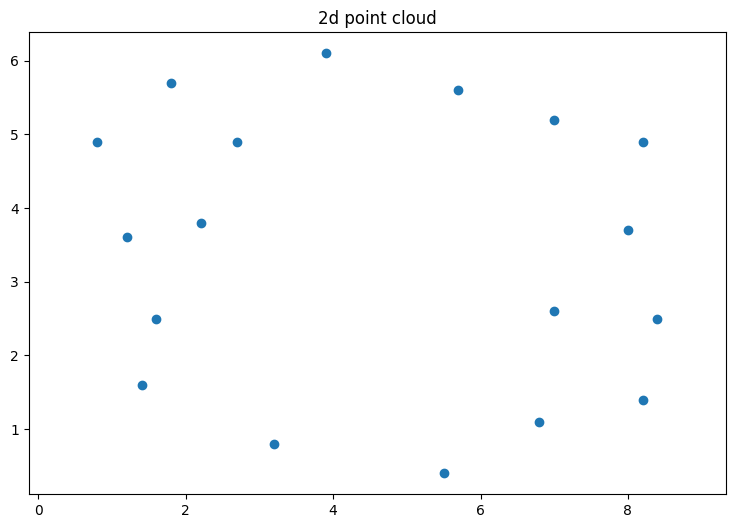
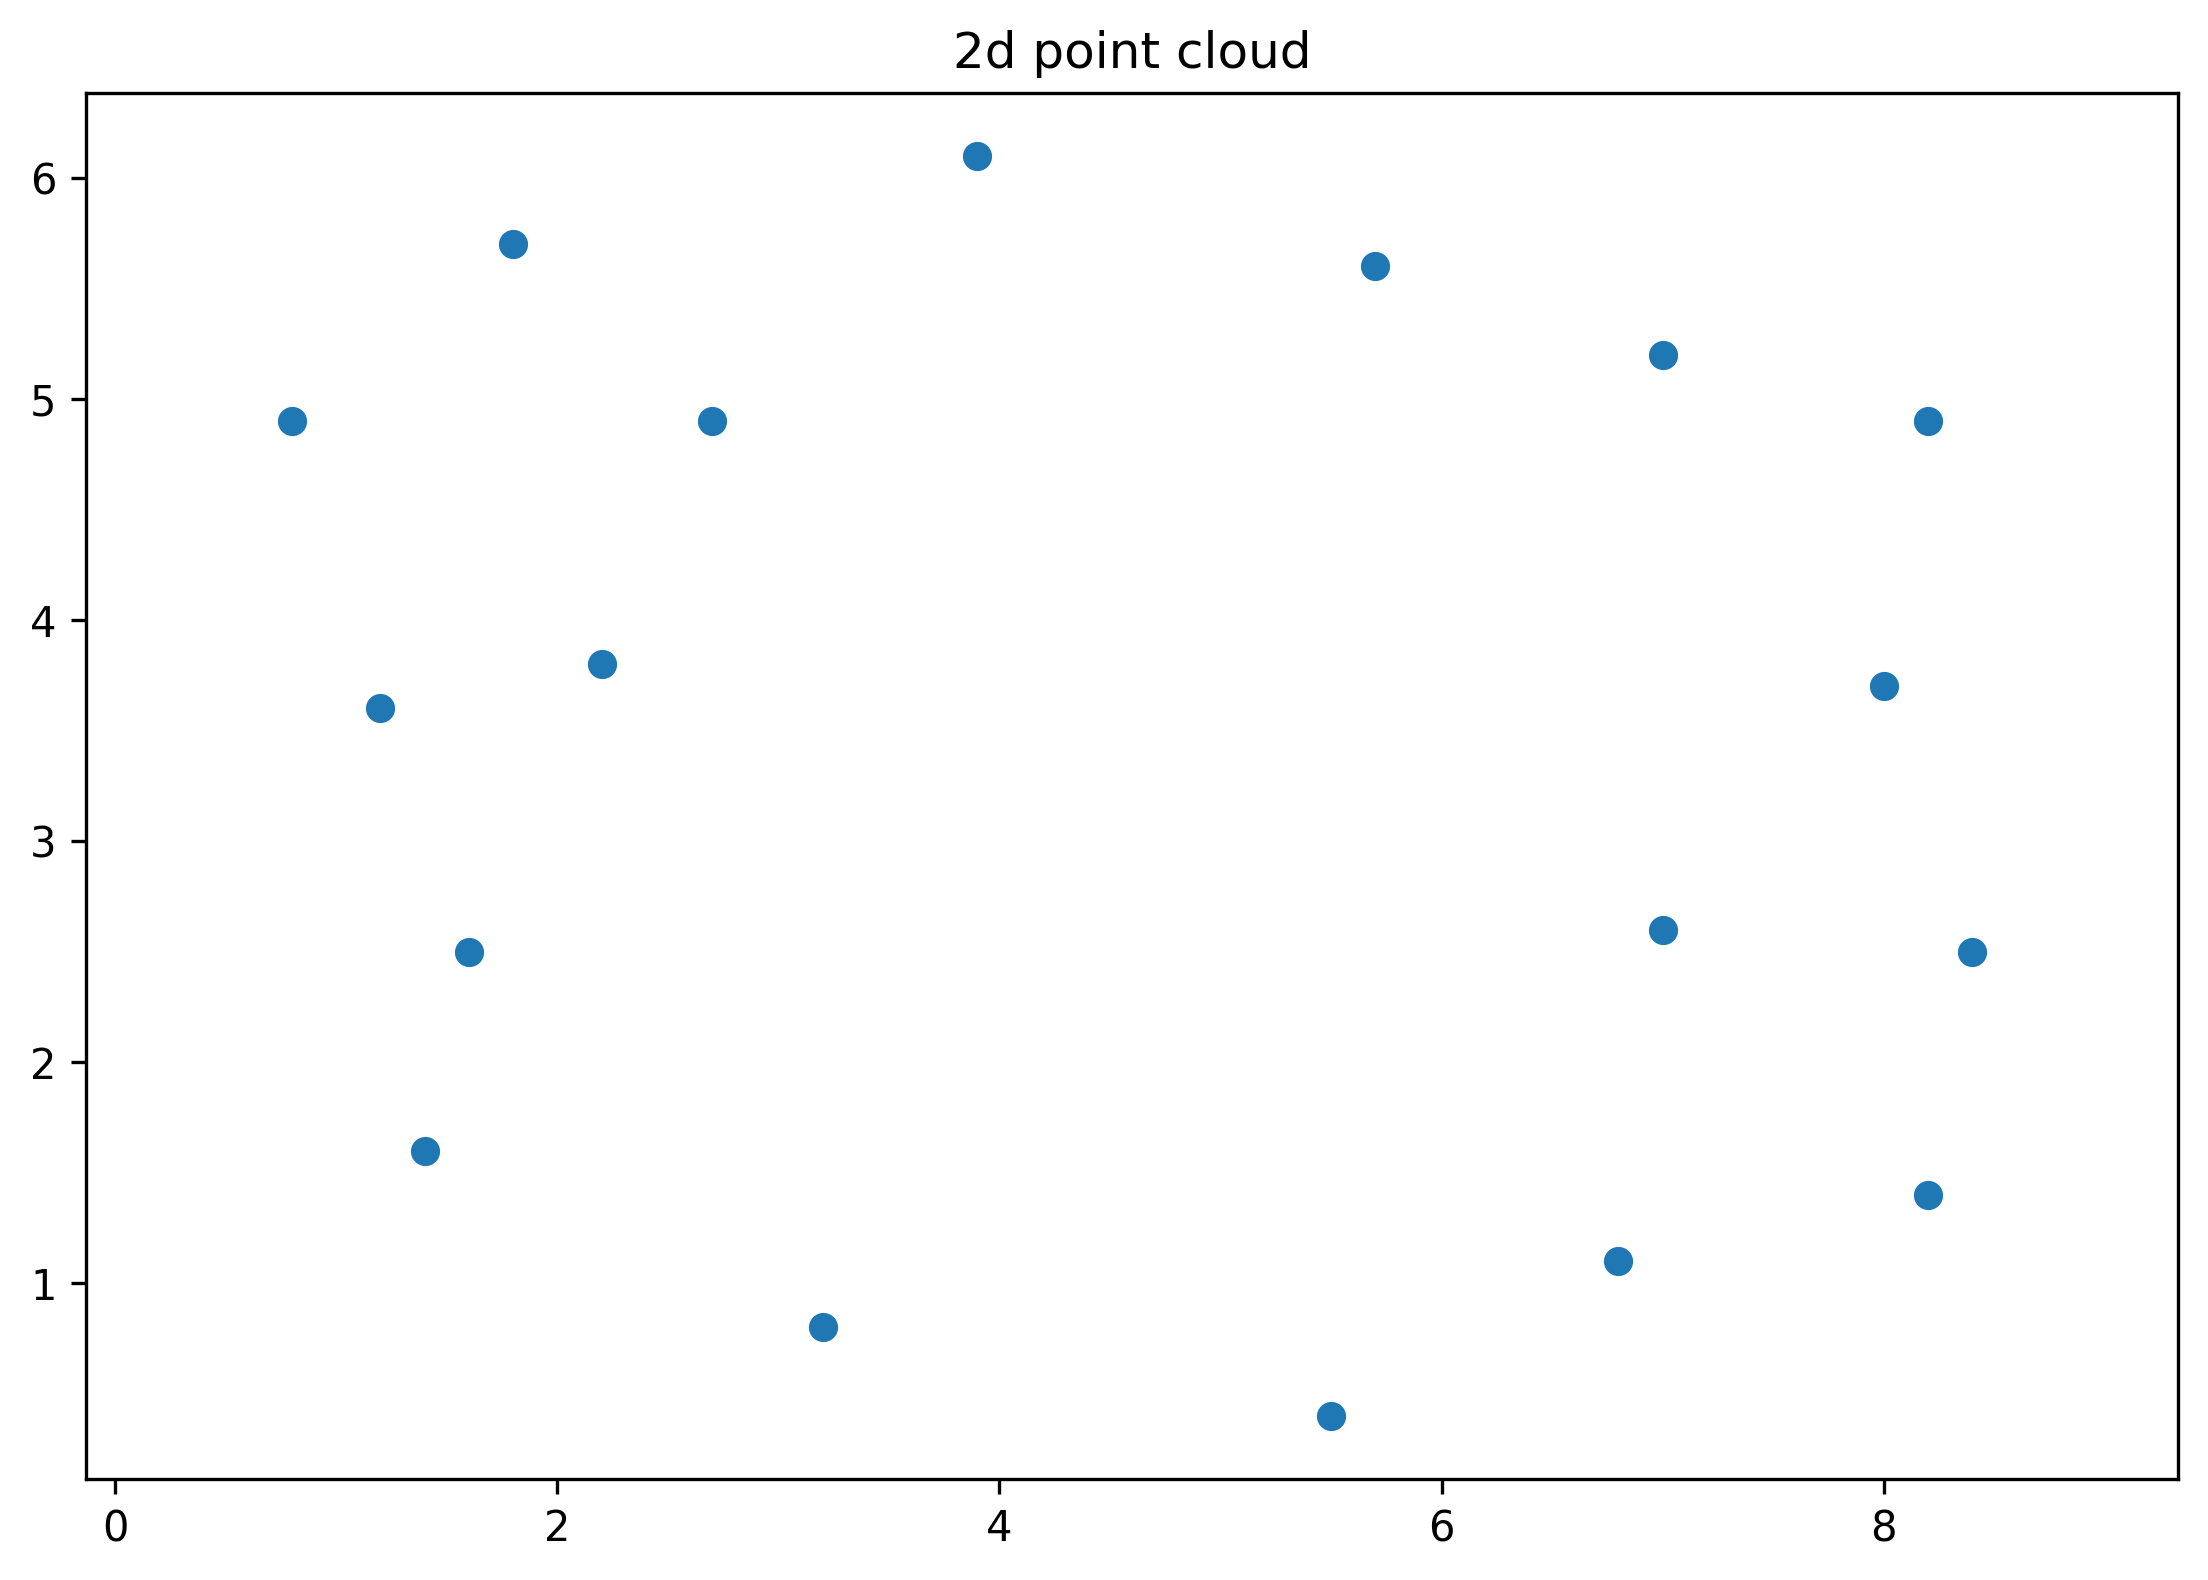
Unified diff of the notebook cell whose output changed from the first chart to the second:
--- before
+++ after
@@ -1,5 +1,5 @@
 points = np.array([[0.8, 4.9], [1.2, 3.6], [1.6, 2.5], [1.4, 1.6], [1.8, 5.7], [2.7, 4.9], [3.2, 0.8], [3.9, 6.1], [2.2, 3.8], [5.7, 5.6], [7.0, 5.2], [8.2, 4.9], [8.0, 3.7], [7.0, 2.6], [8.4, 2.5], [6.8, 1.1], [8.2, 1.4], [5.5, 0.4]])
 
-plt.figure(figsize=(9, 6))
+plt.figure(figsize=(9, 6), dpi=300)
 
 plt.scatter(points[:, 0], points[:, 1])

Commit: fixed